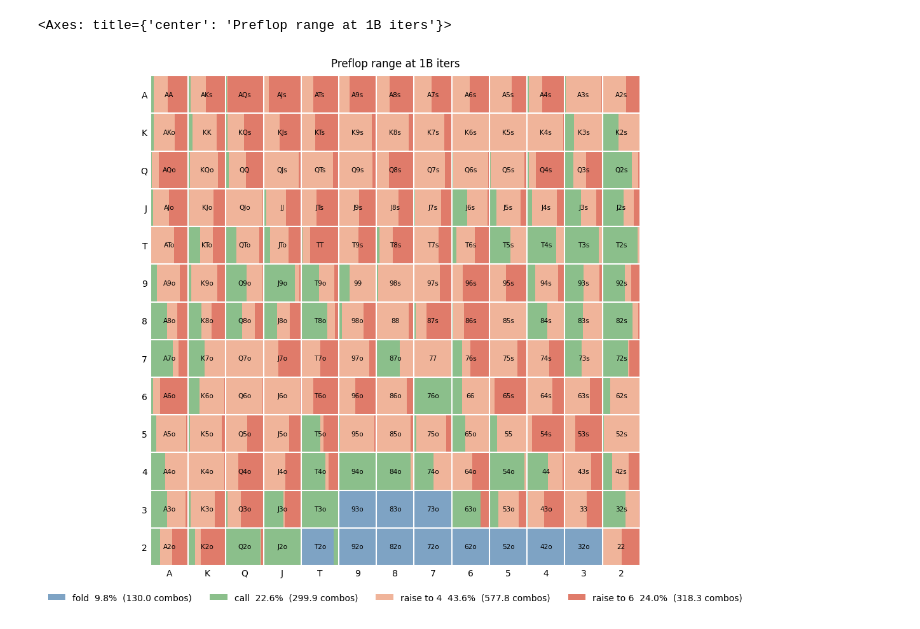
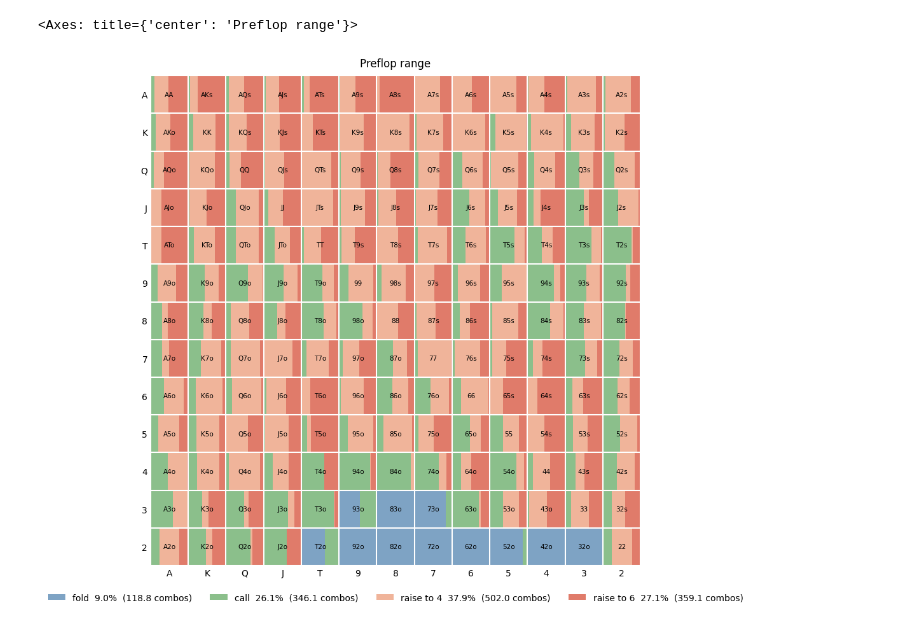
Before and after one commit to PGP2004/cfr, a Jupyter notebook: analysis/trained_preflops.ipynb, the cells around one changed output. Drawn from its saved outputs; the diff is of its cells as text; code cells hidden in the pictures.

```diff
--- a/analysis/trained_preflops.ipynb
+++ b/analysis/trained_preflops.ipynb
@@ -95,10 +95,10 @@ def plot_preflop_actions(df, title=None,  ax=None, colors=None):
               ncol=min(len(actions), 4), frameon=False, fontsize=10)
     return ax
 # %%
-preflop_path = Path.cwd().parent / 'data' / "runs" /"run_001"/ "preflop.csv"
+preflop_path = Path.cwd().parent / 'data' / "runs" /"100M"/ "preflop.csv"
 preflop_df = pd.read_csv(preflop_path)
-title = "Preflop range at 1B iters"
+title = "Preflop range"
 plot_preflop_actions(preflop_df, title)
 # %% [output]
-<Axes: title={'center': 'Preflop range at 1B iters'}>
+<Axes: title={'center': 'Preflop range'}>
-[figure, old version]
+[figure, new version]
```
Also changed, not shown: 24 other files.
